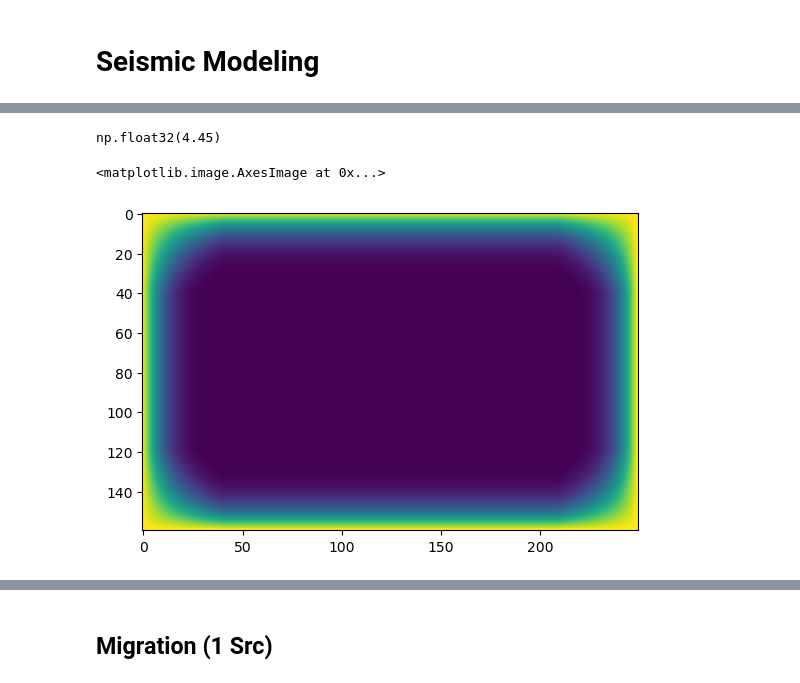
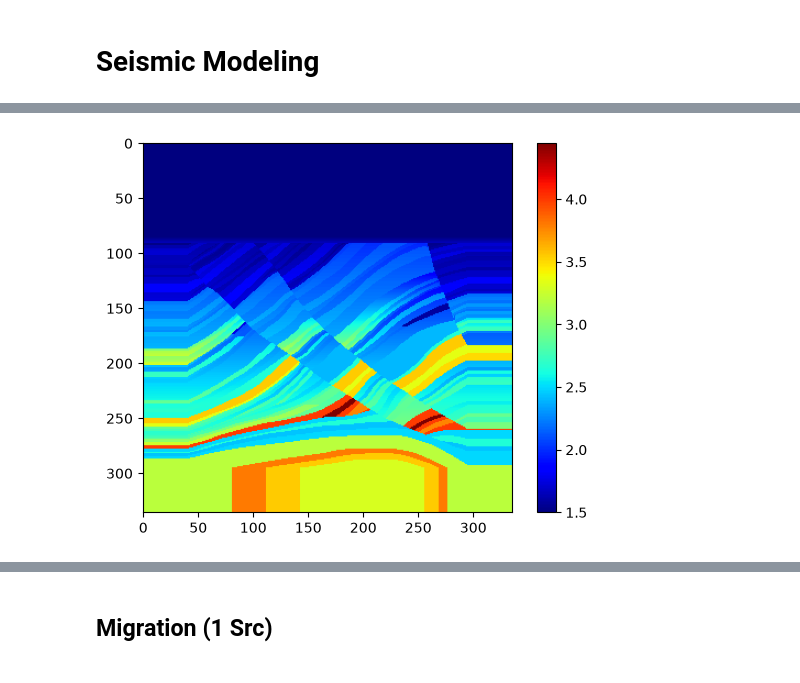
Before and after one commit to alphanumeric-username/geod67-project, a Jupyter notebook: seismic_modeling.ipynb, the cells around one changed output, grey strips where cells are left out. Drawn from its saved outputs; the diff is of its cells as text; code cells hidden in the pictures.

```diff
--- a/seismic_modeling.ipynb
+++ b/seismic_modeling.ipynb
@@ -22,28 +19,27 @@ To enable the following instructions: AVX2 AVX_VNNI FMA, in other operations, re
 # %%
 # shape = (301, 301)
-shape = (170, 80)
-# h = (10, 10)
-h = (25, 25)
+# shape = (170, 80)
+shape = (1, 256, 256, 1)
+h = (10, 10)
+# h = (5, 5)
 
 nbl = 40
+
+fd_order = 4
 
 # vp_data = 1.5 * np.ones(shape, dtype=np.float32)
 # vp_data[:,shape[1]//2:] = 3
 
-vp_data = np.fromfile('./data/marmo_vp_nx170nz80dx25dz25.bin', dtype=np.float32).reshape(shape)/1e3
+vp_data = np.fromfile('./data/marmo_vp_nx256nz256dx10dz10.bin', dtype=np.float32).reshape(shape)
 
-vp_data = np.pad(vp_data, nbl, mode='edge')
+vp_data = np.pad(vp_data[0,:,:,0], nbl, mode='edge')
+vp_data = vp_data.reshape((1, *vp_data.shape, 1))
 # damp_mask = np.zeros_like(vp_data)
 damp_mask = generate_damp_mask(vp_data, nbl)
 
-vp = VelocityModel(vp_data, h[0], h[1])
+vp = VelocityModel(vp_data, h[0], h[1], nbl)
-# %%
-vp_data.max()
-# %% [output]
-np.float32(4.45)
 # %%
-plt.imshow(damp_mask.T)
+plot_image(vp_data, cmap='jet')
 # %% [output]
-<matplotlib.image.AxesImage at 0x...>
-[figure, old version]
+[figure, new version]
 # %%
```
Also changed, not shown: parts of 30 cells of this notebook, 6 other files.
